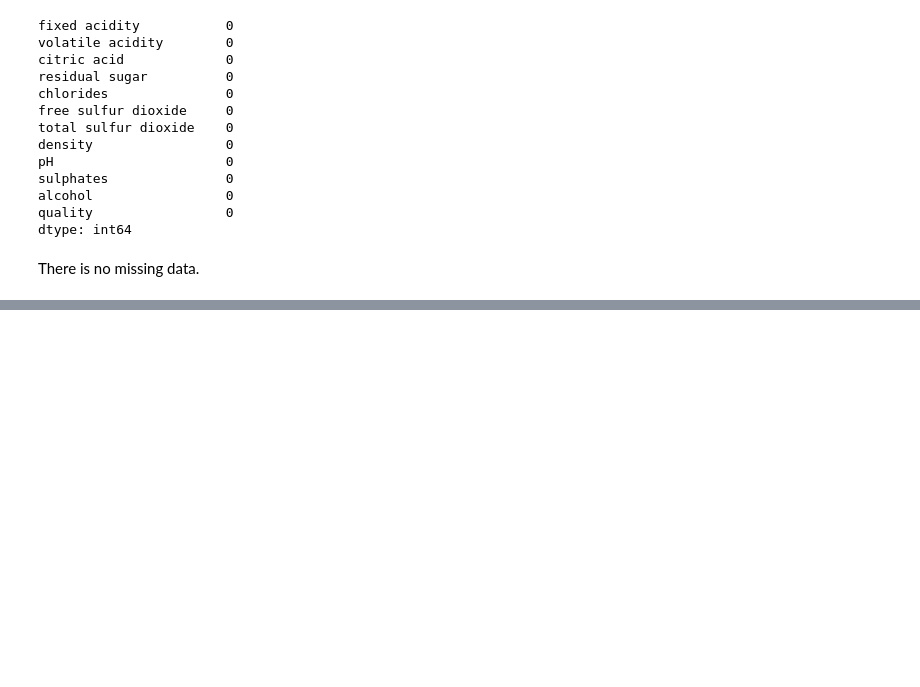
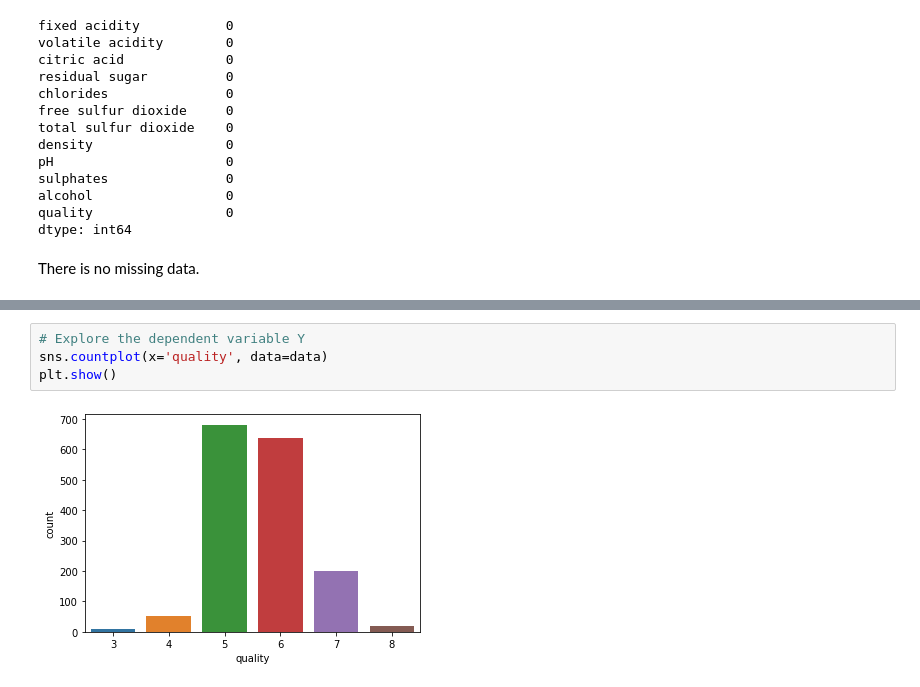
Before and after one commit to HuyenNguyenHelen/INFO-5505---Machine-learning, a Jupyter notebook: HuyenNguyen_Assignment_2.ipynb, the cells around one changed output, grey strips where cells are left out. Cells and saved outputs as stored; diff of their text form; blank space fills up the shorter version.

```diff
--- a/HuyenNguyen_Assignment_2.ipynb
+++ b/HuyenNguyen_Assignment_2.ipynb
@@ -46,0 +86,6 @@ There is no missing data.
+# %%
+# Explore the dependent variable Y
+sns.countplot(x='quality', data=data)
+plt.show()
+# %% [output]
+[figure, added]
```
Also changed, not shown: parts of 11 cells of this notebook.
